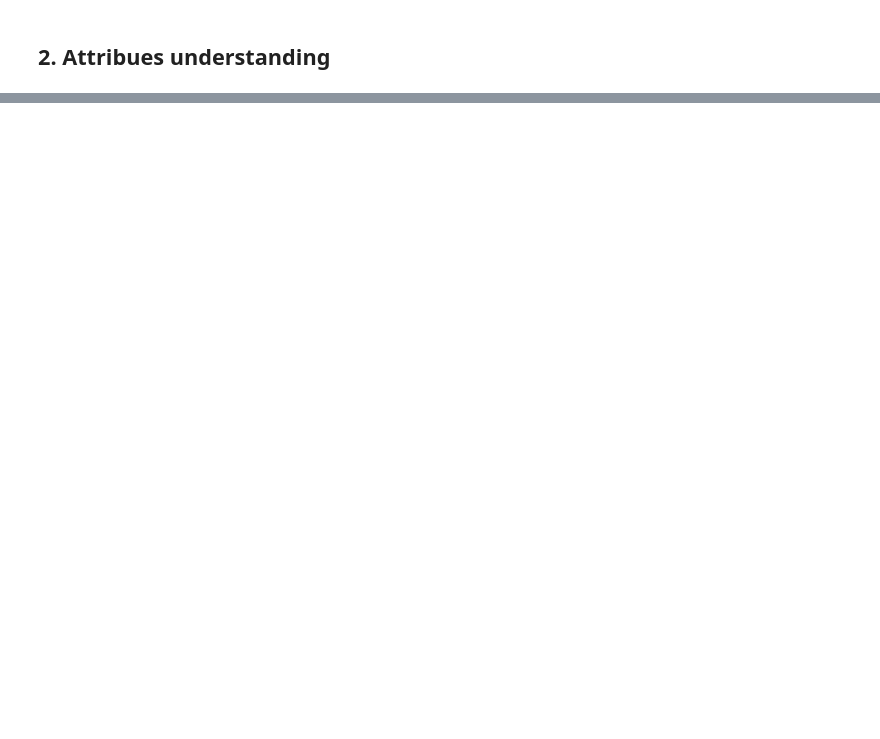
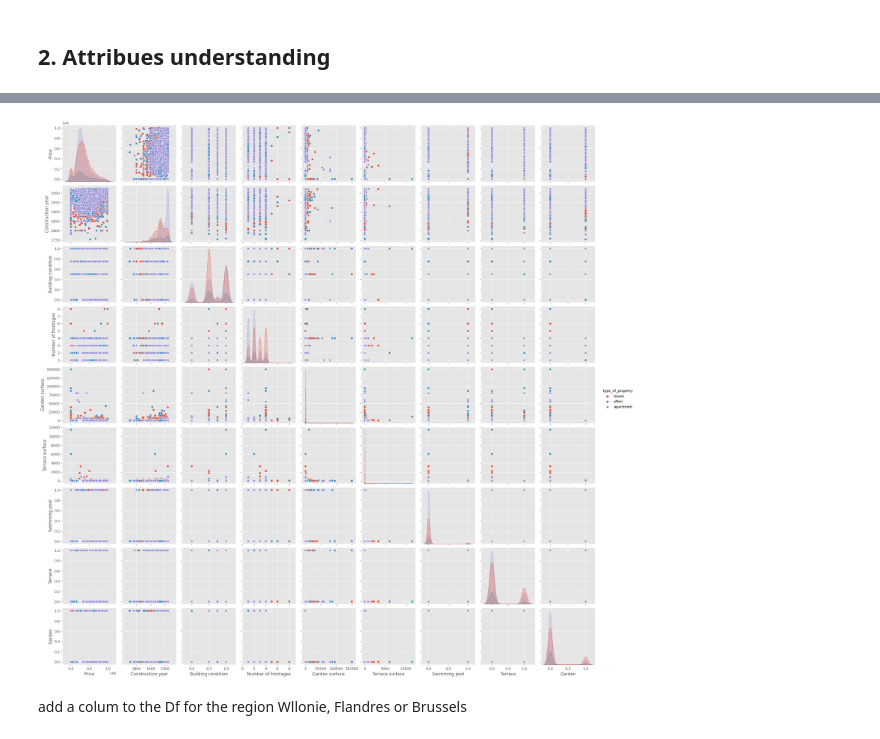
Before and after one commit to Koumeyl/challenge-data-analysis, a Jupyter notebook: Exploration.ipynb, the cells around one changed output, grey strips where cells are left out. Cells and saved outputs as stored; diff of their text form; code cells hidden in the pictures; blank space fills up the shorter version.

```diff
--- a/Exploration.ipynb
+++ b/Exploration.ipynb
@@ -50,3 +171,32 @@ Name: Garden, dtype: int64
+# %%
+sns.pairplot(df,
+             vars = [
+                 #'type_of_property',  #not working
+                 #'subtype_of_property',  #not working
+                 'Price',
+                 #'locality',  #not working
+                 #'zip_code',  #not working
+                 'Construction year',
+                 'Building condition',
+                 'Number of frontages',
+                 #'Living area',
+                 #'Kitchen type',
+                 #'Bedrooms',
+                 #'Furnished',
+                 #'Surface of the plot',
+                 'Garden surface',
+                 'Terrace surface',
+                 'Swimming pool',
+                 #'type_of_sale',  #not working
+                 'Terrace',
+                 'Garden'
+             ],
+             hue = 'type_of_property')
+plt.show()
+# %% [output]
+[figure, added]
+# %% [markdown]
+add a colum to the Df for the region Wllonie, Flandres or Brussels
 # %%
 df['Terrace'].value_counts()
 # %% [output]
```
Also changed, not shown: parts of 34 cells of this notebook, 2 other files.
